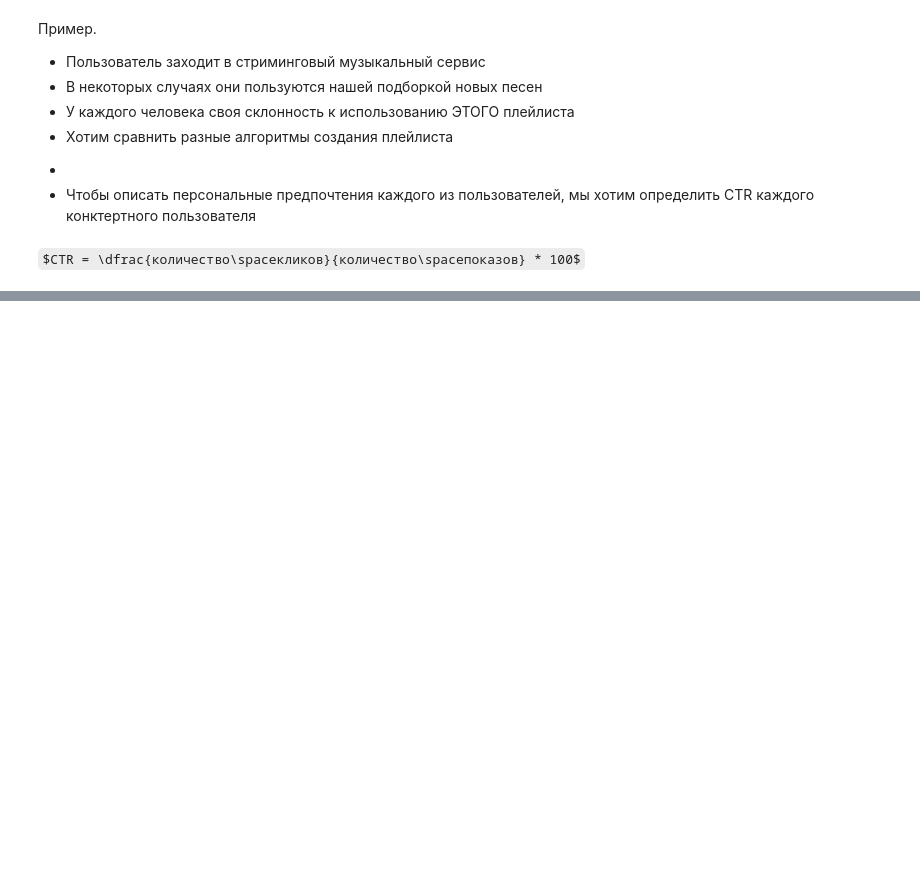
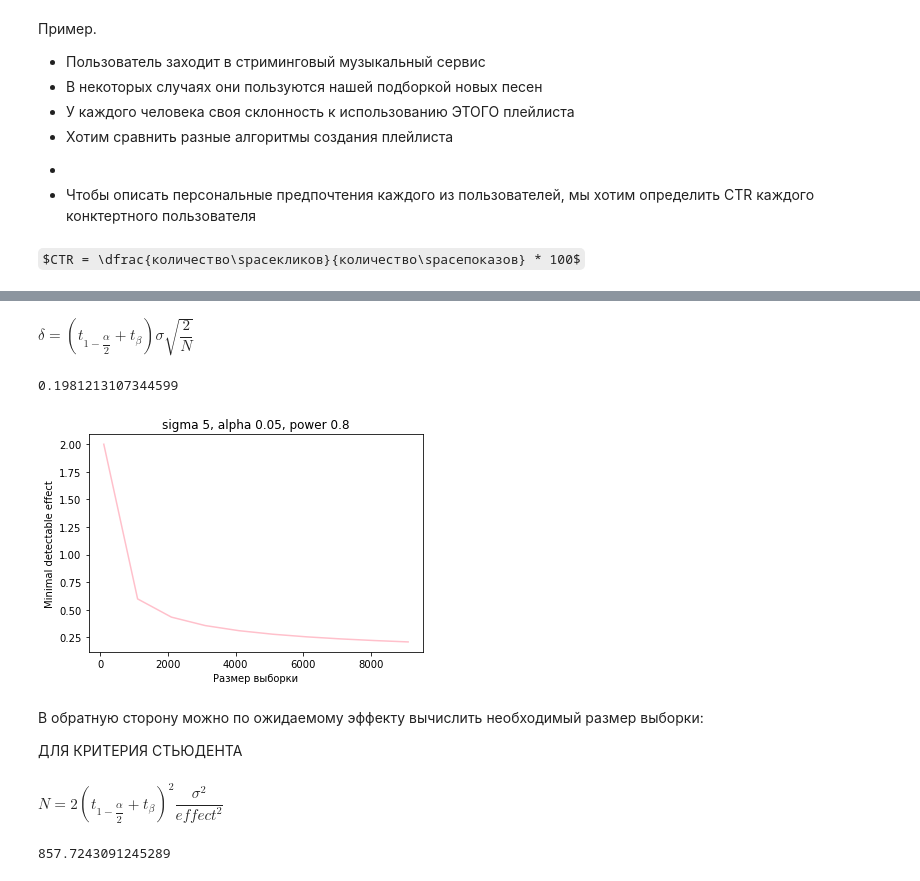
Before and after one commit to agatapluss/00-SUMMARY, a Jupyter notebook: summary STATS.ipynb, the cells around one changed output, grey strips where cells are left out. Drawn from its saved outputs; the diff is of its cells as text; code cells hidden in the pictures; some formulas as TeX source; blank space fills up the shorter version.

Commit message:
add info about minimal detectable effect (duration)

```diff
--- a/summary STATS.ipynb
+++ b/summary STATS.ipynb
@@ -413,0 +378,42 @@ np.mean(np.array(pvalues)< 0.05)
+# %%
+# Например, распределение Стьюдента
+
+N = 10000     # Размер выборки
+sigma = 5    # Среднеквадратичное отклонение
+alpha = 0.05    # Заданный уровень значимости
+power= 0.8      #Мощность мы хотим получить 80%
+# %% [markdown]
+$\delta = (t_{1-\dfrac{\alpha}{2}}+t_{\beta})\sigma\sqrt{\dfrac{2}{N}}$
+# %%
+from scipy.stats import t
+
+def MDE_for_t(N, sigma, alpha, power):
+    S = (sigma* np.sqrt(2/N))
+    M = t(N-1).ppf(q=1-alpha/2) + t(N-1).ppf(q=power)
+    return M*S
+
+MDE_for_t(N, sigma, alpha, power)
+# %% [output]
+0.1981213107344599
+# %%
+N_array = np.arange(100, 10000, 1000)
+
+MDE_array = [MDE_for_t(n, sigma = 5, alpha=0.05, power =0.8) for n in N_array]
+
+
+sns.lineplot(x = N_array, y=MDE_array, color = 'pink')
+plt.title(f'sigma {sigma}, alpha {alpha}, power {power}')
+plt.xlabel('Размер выборки')
+plt.ylabel('Minimal detectable effect')
+plt.show()
+
+#  График зависимости Минимального детекриемого эффекта от размера выборки
+#  С ростом выборки MDE уменьшается, но нулевого эффекта достичь не получится
+# %% [output]
+[figure, added]
+# %% [markdown]
+В обратную сторону можно по ожидаемому эффекту вычислить необходимый размер выборки:
+
+ДЛЯ КРИТЕРИЯ СТЬЮДЕНТА
+# %% [markdown]
+$N =2(t_{1-\dfrac{\alpha}{2}}+t_{\beta})^{2}\dfrac{\sigma^2}{effect^2}$
@@ -413,0 +425,4 @@ np.mean(np.array(pvalues)< 0.05)
+# %%
+size_sample(N=100)
+# %% [output]
+857.7243091245289
```
Also changed, not shown: parts of 31 cells of this notebook.
